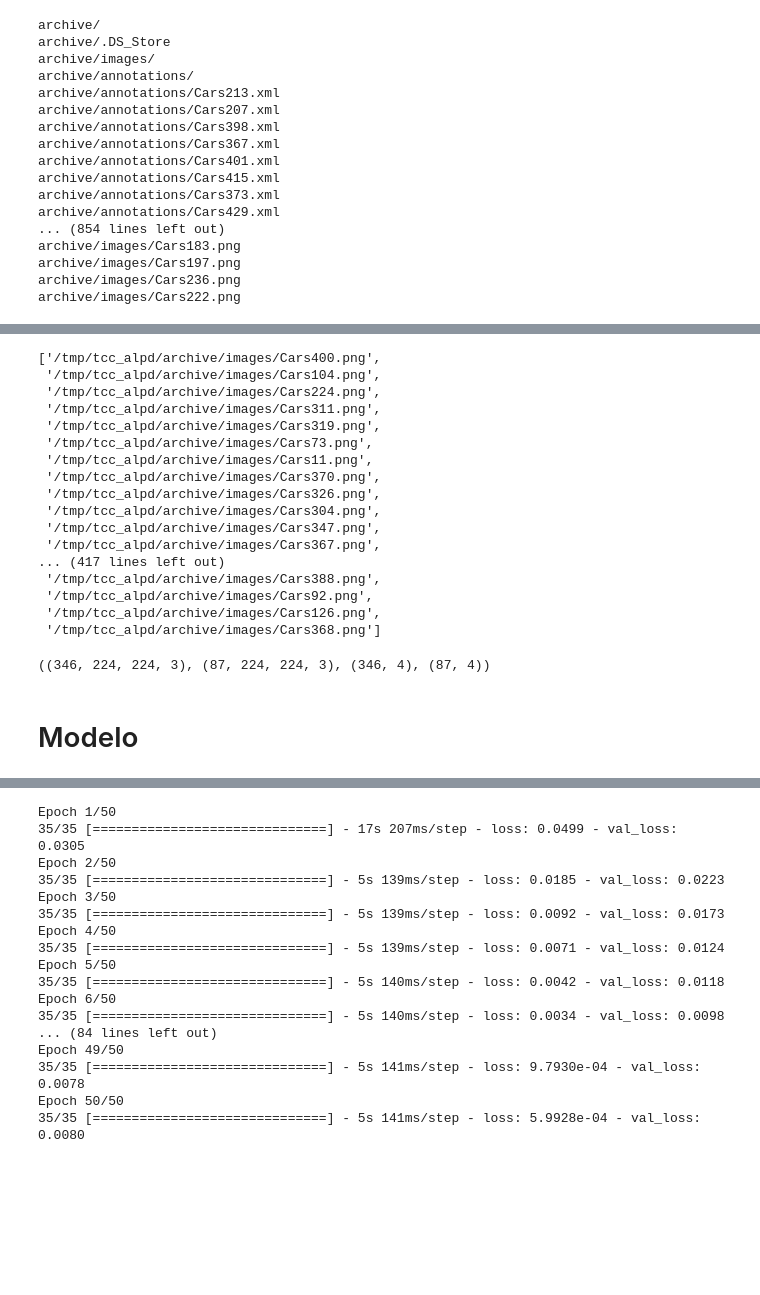
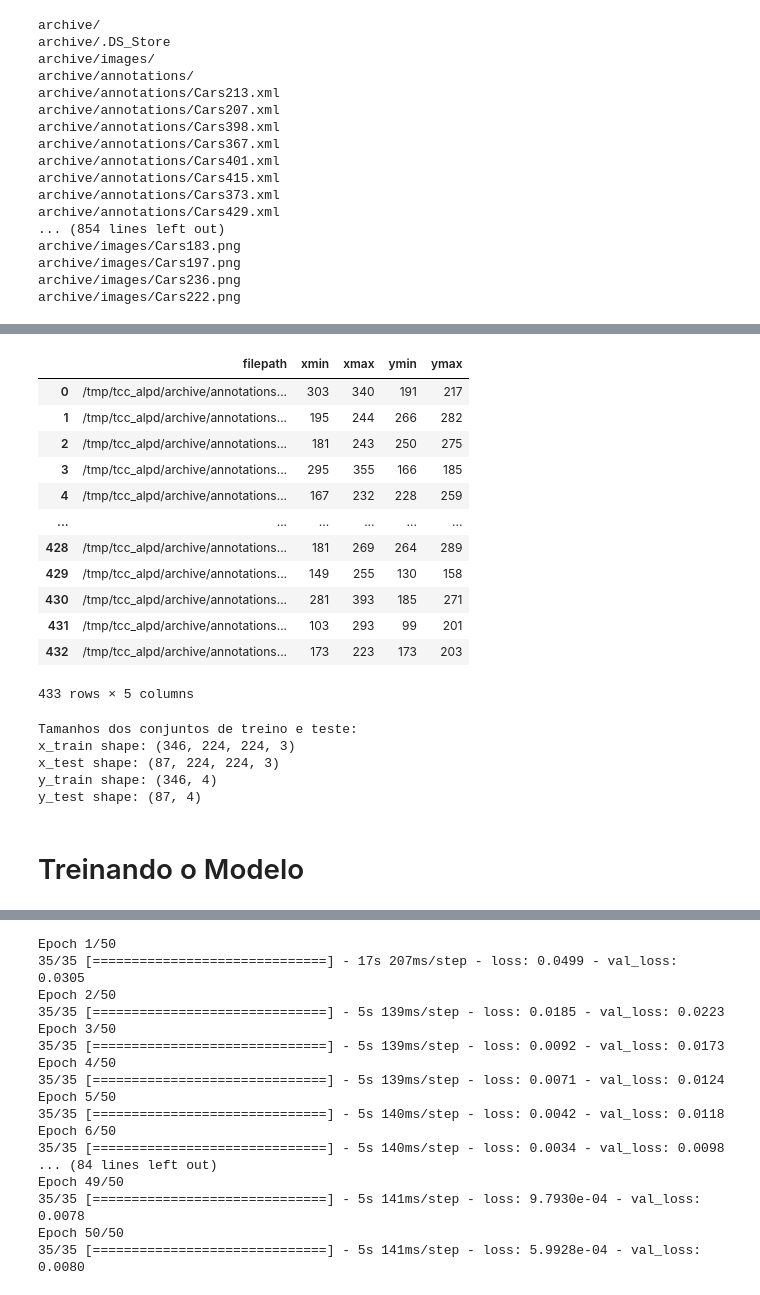
Before and after one commit to ArtBreguez/tcc_alpd, a Jupyter notebook: inception-resnet-v2/INCEPTION-RESNET-V2.ipynb, the cells around one changed output, grey strips where cells are left out. Cells and saved outputs as stored; diff of their text form; code cells hidden in the pictures; blank space fills up the shorter version.

```diff
--- a/inception-resnet-v2/INCEPTION-RESNET-V2.ipynb
+++ b/inception-resnet-v2/INCEPTION-RESNET-V2.ipynb
@@ -83,21 +116,0 @@ def getFilename(filename):
-# %%
-image_path = list(df['filepath'].apply(getFilename))
-image_path
-# %% [output]
-['/tmp/tcc_alpd/archive/images/Cars400.png',
- '/tmp/tcc_alpd/archive/images/Cars104.png',
- '/tmp/tcc_alpd/archive/images/Cars224.png',
- '/tmp/tcc_alpd/archive/images/Cars311.png',
- '/tmp/tcc_alpd/archive/images/Cars319.png',
- '/tmp/tcc_alpd/archive/images/Cars73.png',
- '/tmp/tcc_alpd/archive/images/Cars11.png',
- '/tmp/tcc_alpd/archive/images/Cars370.png',
- '/tmp/tcc_alpd/archive/images/Cars326.png',
- '/tmp/tcc_alpd/archive/images/Cars304.png',
- '/tmp/tcc_alpd/archive/images/Cars347.png',
- '/tmp/tcc_alpd/archive/images/Cars367.png',
-... (417 lines left out)
- '/tmp/tcc_alpd/archive/images/Cars388.png',
- '/tmp/tcc_alpd/archive/images/Cars92.png',
- '/tmp/tcc_alpd/archive/images/Cars126.png',
- '/tmp/tcc_alpd/archive/images/Cars368.png']
@@ -127,5 +117,18 @@ y = np.array(output,dtype=np.float32)
-# %%
-x_train,x_test,y_train,y_test = train_test_split(X,y,train_size=0.8,random_state=0)
-x_train.shape,x_test.shape,y_train.shape,y_test.shape
-# %% [output]
-((346, 224, 224, 3), (87, 224, 224, 3), (346, 4), (87, 4))
+# %%
+df = generate_dataframe_from_xml_annotations('/tmp/tcc_alpd/archive/annotations/*.xml')
+image_path = get_image_paths_from_dataframe(df)
+df
+# %% [output]
+|  | filepath | xmin | xmax | ymin | ymax |
+| 0 | /tmp/tcc_alpd/archive/annotations... | 303 | 340 | 191 | 217 |
+| 1 | /tmp/tcc_alpd/archive/annotations... | 195 | 244 | 266 | 282 |
+| 2 | /tmp/tcc_alpd/archive/annotations... | 181 | 243 | 250 | 275 |
+| 3 | /tmp/tcc_alpd/archive/annotations... | 295 | 355 | 166 | 185 |
+| 4 | /tmp/tcc_alpd/archive/annotations... | 167 | 232 | 228 | 259 |
+| ... | ... | ... | ... | ... | ... |
+| 428 | /tmp/tcc_alpd/archive/annotations... | 181 | 269 | 264 | 289 |
+| 429 | /tmp/tcc_alpd/archive/annotations... | 149 | 255 | 130 | 158 |
+| 430 | /tmp/tcc_alpd/archive/annotations... | 281 | 393 | 185 | 271 |
+| 431 | /tmp/tcc_alpd/archive/annotations... | 103 | 293 | 99 | 201 |
+| 432 | /tmp/tcc_alpd/archive/annotations... | 173 | 223 | 173 | 203 |
+433 rows × 5 columns
@@ -132,2 +157,23 @@ x_train.shape,x_test.shape,y_train.shape,y_test.shape
+# %%
+def split_train_test_data(processed_data, processed_output, train_size=0.8, random_state=None):
+    X = np.array(processed_data, dtype=np.float32)
+    y = np.array(processed_output, dtype=np.float32)
+
+    x_train, x_test, y_train, y_test = train_test_split(X, y, train_size=train_size, random_state=random_state)
+
+    return x_train, x_test, y_train, y_test
+
+x_train, x_test, y_train, y_test = split_train_test_data(processed_data, processed_output, train_size=0.8, random_state=0)
+print("Tamanhos dos conjuntos de treino e teste:")
+print("x_train shape:", x_train.shape)
+print("x_test shape:", x_test.shape)
+print("y_train shape:", y_train.shape)
+print("y_test shape:", y_test.shape)
+# %% [output]
+Tamanhos dos conjuntos de treino e teste:
+x_train shape: (346, 224, 224, 3)
+x_test shape: (87, 224, 224, 3)
+y_train shape: (346, 4)
+y_test shape: (87, 4)
 # %% [markdown]
-# Modelo
+# Treinando o Modelo
```
Also changed, not shown: parts of 15 cells of this notebook.
